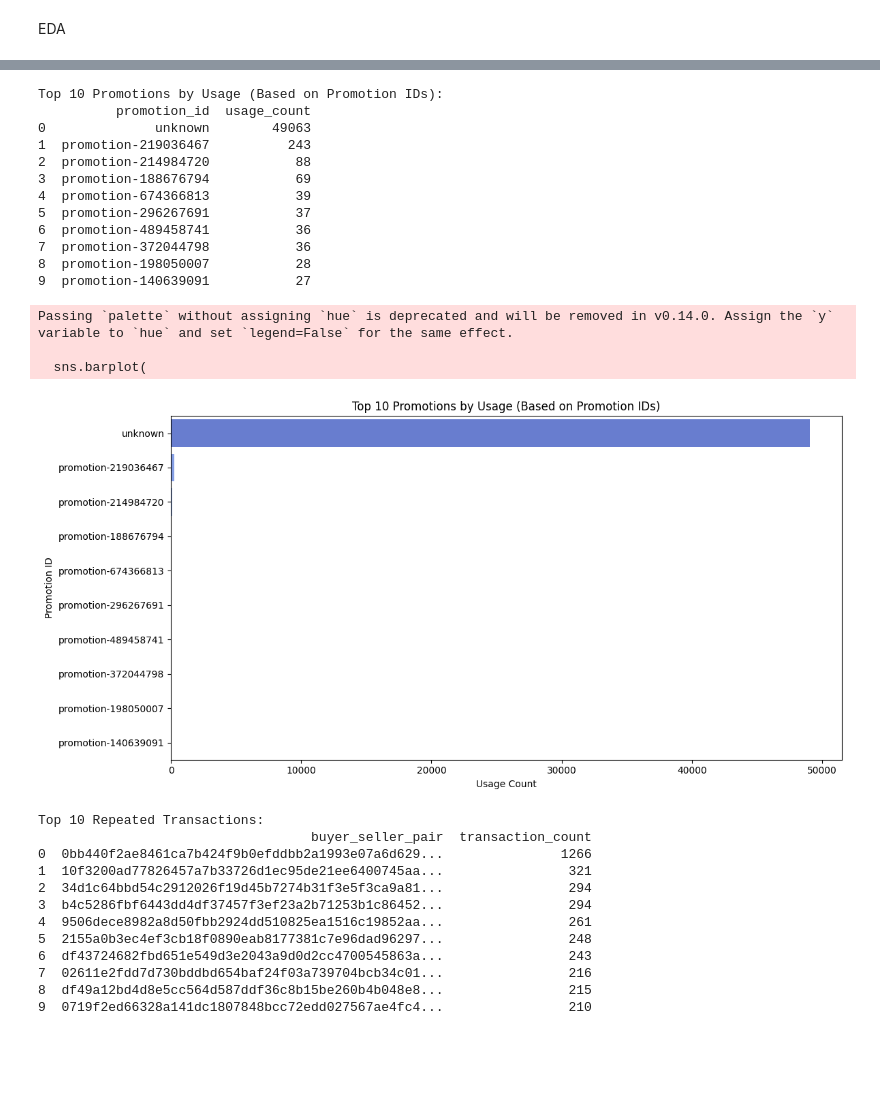
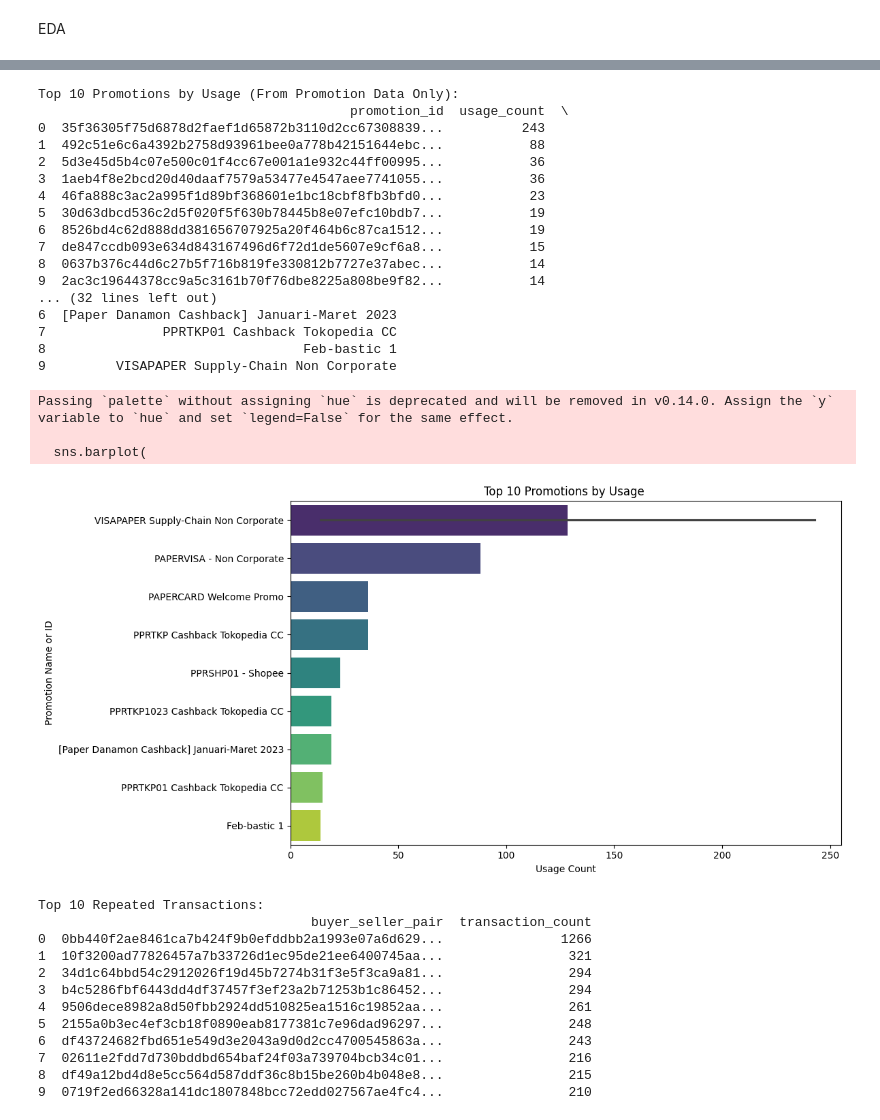
Before and after one commit to Akbar-1056/bitlabs-project, a Jupyter notebook: Project_Based_Learning_kelompok_3_cs03.ipynb, the cells around one changed output, grey strips where cells are left out. Cells and saved outputs as stored; diff of their text form; code cells hidden in the pictures; blank space fills up the shorter version.

```diff
--- a/Project_Based_Learning_kelompok_3_cs03.ipynb
+++ b/Project_Based_Learning_kelompok_3_cs03.ipynb
@@ -484,52 +548,71 @@ Passing `palette` without assigning `hue` is deprecated and will be removed in v
 # %%
 import pandas as pd
 import matplotlib.pyplot as plt
 import seaborn as sns
 
-# Contoh load data, sesuaikan dengan data Anda
-# df1 = pd.read_csv('path_to_your_file_transactions.csv')
+# Contoh data df3
+# df3 = pd.read_csv('path_to_your_file_promotions.csv')
 
-# Menghitung jumlah penggunaan tiap promosi
-promotion_usage = df1['dpt_promotion_id'].value_counts().reset_index()
+# Filter untuk mengecualikan nilai 'unknown', NaN, atau string kosong
+filtered_df3 = df3[~df3['dpt_promotion_id'].isin(['unknown', '', None])]
+
+# Menghitung jumlah penggunaan tiap promosi (jumlah munculnya ID promosi)
+promotion_usage = filtered_df3['dpt_promotion_id'].value_counts().reset_index()
 promotion_usage.columns = ['promotion_id', 'usage_count']
 
+# Gabungkan dengan nama promosi jika diperlukan
+promotion_usage = promotion_usage.merge(
+    df3[['dpt_promotion_id', 'promotion_name']].drop_duplicates(),
+    left_on='promotion_id',
+    right_on='dpt_promotion_id',
+    how='left'
+)
+
+# Gunakan nama promosi jika tersedia, jika tidak gunakan ID
+promotion_usage['label'] = promotion_usage['promotion_name'].fillna(promotion_usage['promotion_id'])
+
 # Menampilkan 10 promosi teratas berdasarkan penggunaan
-print("Top 10 Promotions by Usage (Based on Promotion IDs):")
+print("Top 10 Promotions by Usage (From Promotion Data Only):")
 print(promotion_usage.head(10))
 
 # Visualisasi promosi dengan penggunaan terbanyak
 top_n = 10  # Jumlah promosi teratas yang akan divisualisasikan
 top_promotions = promotion_usage.head(top_n)
 
 plt.figure(figsize=(12, 6))
 sns.barplot(
     x='usage_count',
-    y='promotion_id',
+    y='label',  # Menggunakan nama promosi atau ID sebagai label
     data=top_promotions,
-    palette='coolwarm'
+    palette='viridis'  # Warna berdasarkan skala
 )
-plt.title(f"Top {top_n} Promotions by Usage (Based on Promotion IDs)")
+plt.title(f"Top {top_n} Promotions by Usage ")
 plt.xlabel("Usage Count")
-plt.ylabel("Promotion ID")
+plt.ylabel("Promotion Name or ID")
 plt.tight_layout()
 plt.show()
 # %% [output]
-Top 10 Promotions by Usage (Based on Promotion IDs):
-          promotion_id  usage_count
-0              unknown        49063
-1  promotion-219036467          243
-2  promotion-214984720           88
-3  promotion-188676794           69
-4  promotion-674366813           39
-5  promotion-296267691           37
-6  promotion-489458741           36
-7  promotion-372044798           36
-8  promotion-198050007           28
-9  promotion-140639091           27
+Top 10 Promotions by Usage (From Promotion Data Only):
+                                        promotion_id  usage_count  \
+0  35f36305f75d6878d2faef1d65872b3110d2cc67308839...          243
+1  492c51e6c6a4392b2758d93961bee0a778b42151644ebc...           88
+2  5d3e45d5b4c07e500c01f4cc67e001a1e932c44ff00995...           36
+3  1aeb4f8e2bcd20d40daaf7579a53477e4547aee7741055...           36
+4  46fa888c3ac2a995f1d89bf368601e1bc18cbf8fb3bfd0...           23
+5  30d63dbcd536c2d5f020f5f630b78445b8e07efc10bdb7...           19
+6  8526bd4c62d888dd381656707925a20f464b6c87ca1512...           19
+7  de847ccdb093e634d843167496d6f72d1de5607e9cf6a8...           15
+8  0637b376c44d6c27b5f716b819fe330812b7727e37abec...           14
+9  2ac3c19644378cc9a5c3161b70f76dbe8225a808be9f82...           14
+... (32 lines left out)
+6  [Paper Danamon Cashback] Januari-Maret 2023
+7               PPRTKP01 Cashback Tokopedia CC
+8                                 Feb-bastic 1
+9         VISAPAPER Supply-Chain Non Corporate
 Passing `palette` without assigning `hue` is deprecated and will be removed in v0.14.0. Assign the `y` variable to `hue` and set `legend=False` for the same effect.
 
   sns.barplot(
-[figure, old version]
+[figure, new version]
 # %%
 import pandas as pd
 import matplotlib.pyplot as plt
```
Also changed, not shown: parts of 10 cells of this notebook.
